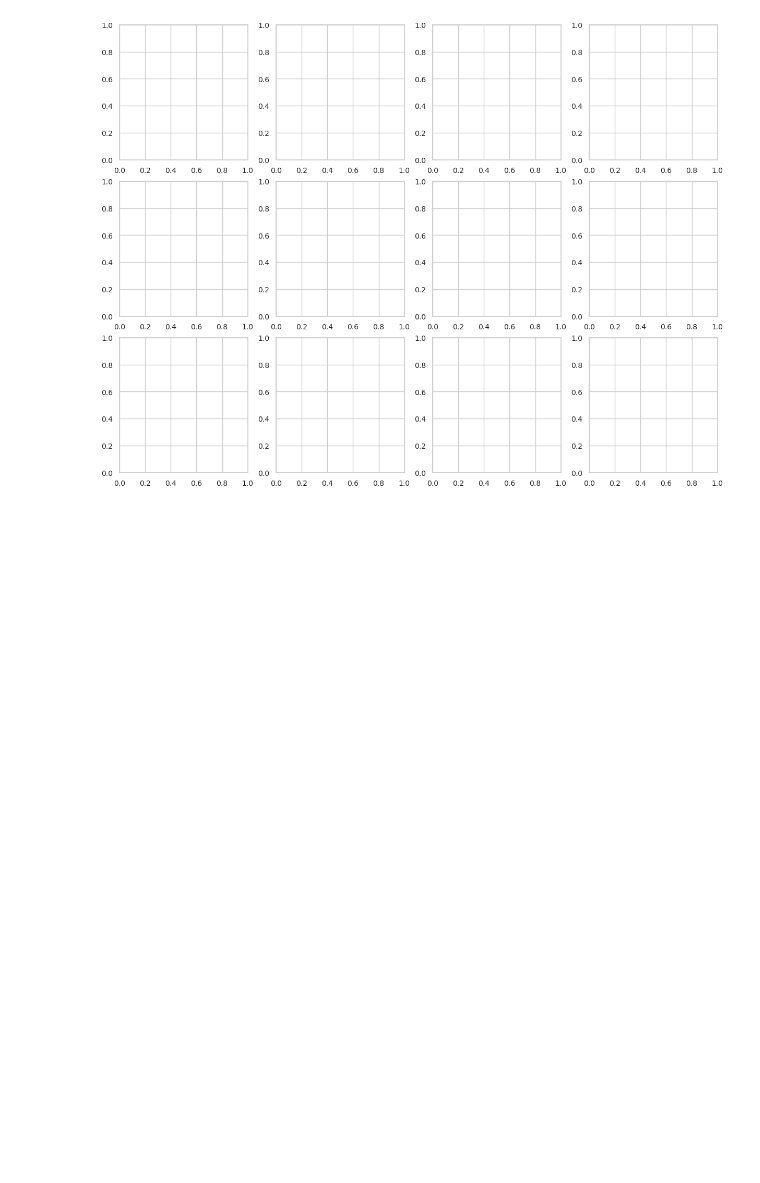
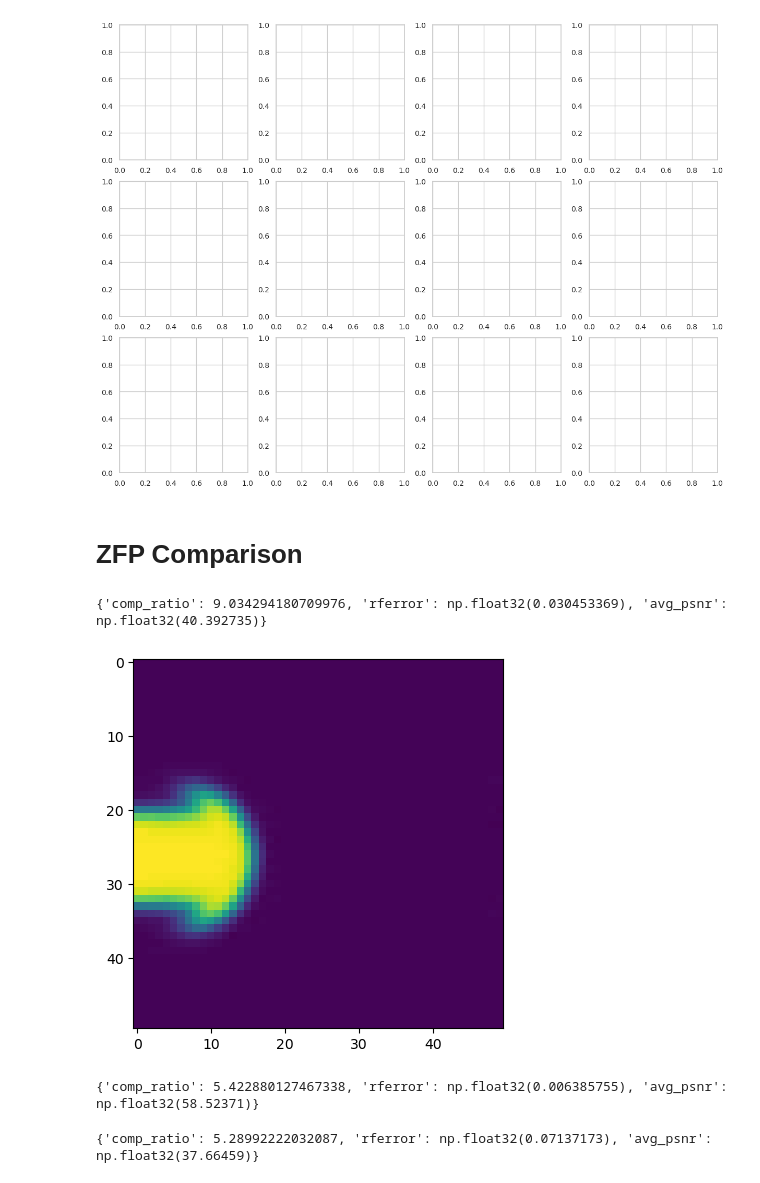
Before and after one commit to RS-Coop/Implicit-Neural-Compression, a Jupyter notebook: Paper Results.ipynb, the cells around one changed output. Cells and saved outputs as stored; diff of their text form; code cells hidden in the pictures; blank space fills up the shorter version.

```diff
--- a/Paper Results.ipynb
+++ b/Paper Results.ipynb
@@ -605,3 +605,5 @@ IndexError: too many indices for array: array is 2-dimensional, but 3 were index
 [figure]
 # %%
 fig.savefig("misc/figures/channel-flow-comparison.pdf", bbox_inches='tight')
+# %% [markdown]
+# ZFP Comparison
@@ -607,0 +658,23 @@ fig.savefig("misc/figures/channel-flow-comparison.pdf", bbox_inches='tight')
+# %%
+stats, recon = zfp_compress("data/ignition/features.npy", tol=0.04)
+
+print(stats)
+
+plt.imshow(recon[5,:,1].reshape(50,50))
+
+plt.show()
+# %% [output]
+{'comp_ratio': 9.034294180709976, 'rferror': np.float32(0.030453369), 'avg_psnr': np.float32(40.392735)}
+[figure, added]
+# %%
+stats, _ = zfp_compress("data/neuron_transport/features.npy", tol=0.2)
+
+print(stats)
+# %% [output]
+{'comp_ratio': 5.422880127467338, 'rferror': np.float32(0.006385755), 'avg_psnr': np.float32(58.52371)}
+# %%
+stats, recon = zfp_compress("data/channel_flow/features.npy", tol=0.05)
+
+print(stats)
+# %% [output]
+{'comp_ratio': 5.28992222032087, 'rferror': np.float32(0.07137173), 'avg_psnr': np.float32(37.66459)}
```
Also changed, not shown: parts of 1 cell of this notebook, 1 other file.
